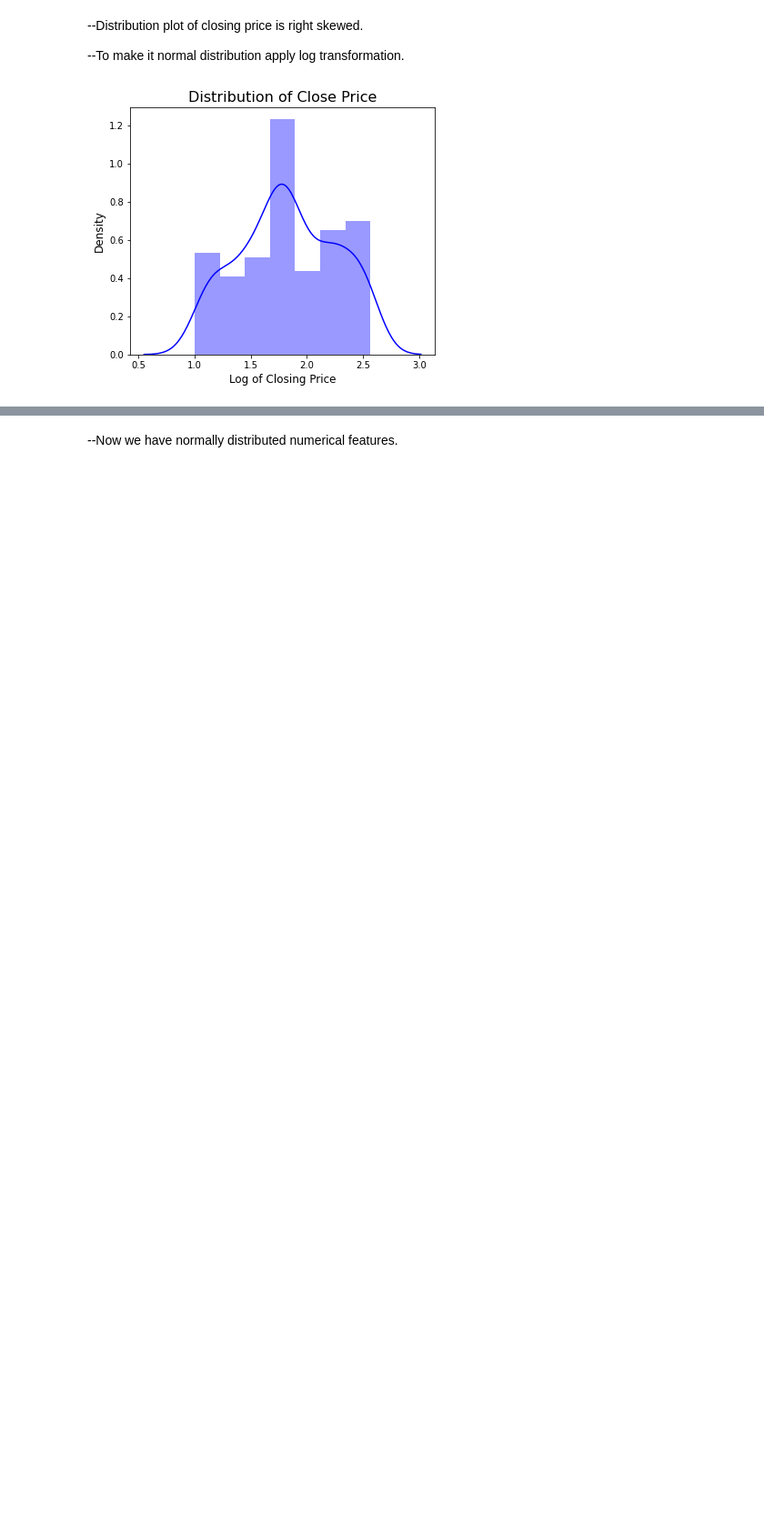
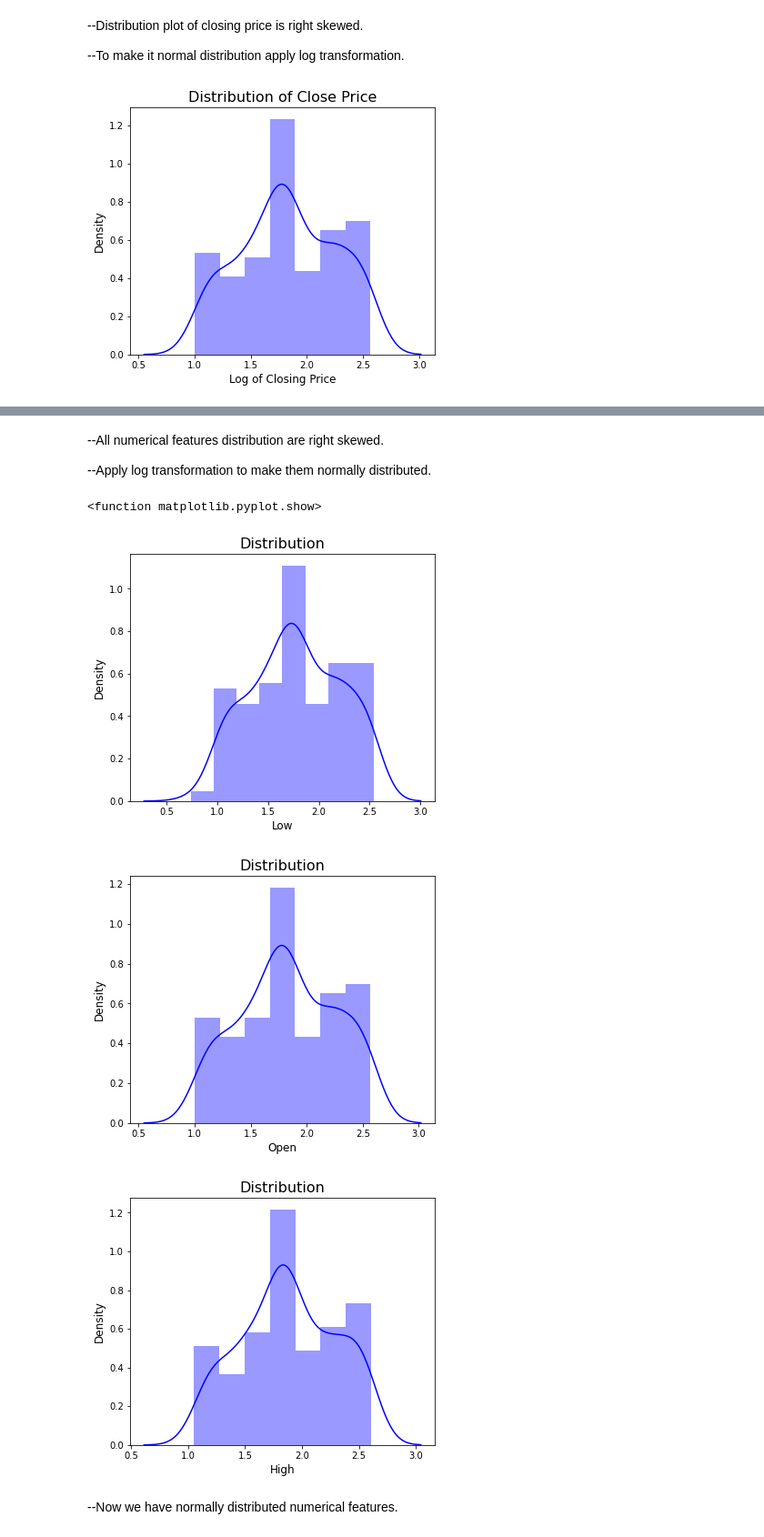
Before and after one commit to Pintu1-data/Yes-Bank-Stock-Closing-Price-Prediction, a Jupyter notebook: Yes_Bank_Stock_Closing_Price_Prediction_Pintu.ipynb, the cells around one changed output, grey strips where cells are left out. Shown: that part at 91% size. Drawn from its saved outputs; the diff is of its cells as text; code cells hidden in the pictures; blank space fills up the shorter version.

```diff
--- a/Yes_Bank_Stock_Closing_Price_Prediction_Pintu.ipynb
+++ b/Yes_Bank_Stock_Closing_Price_Prediction_Pintu.ipynb
@@ -248,3 +266,22 @@ plt.show()
+# %% [markdown]
+--All numerical features distribution are right skewed.
+
+
+--Apply log transformation to make them normally distributed.
+# %%
+#Plotting distribution for each of numerical features by applying log transformation
+for col in numerical_features:
+    plt.figure(figsize=(6,5))
+    sns.distplot(np.log10(df[col]), color='blue')
+    plt.title("Distribution", fontsize=16)
+    plt.xlabel(col, fontsize=12)
+    plt.ylabel('Density', fontsize=12)
+plt.show
+# %% [output]
+<function matplotlib.pyplot.show>
+[figure, added]
+[figure, added]
+[figure, added]
 # %% [markdown]
 --Now we have normally distributed numerical features.
 # %%
```
Also changed, not shown: parts of 5 cells of this notebook.
